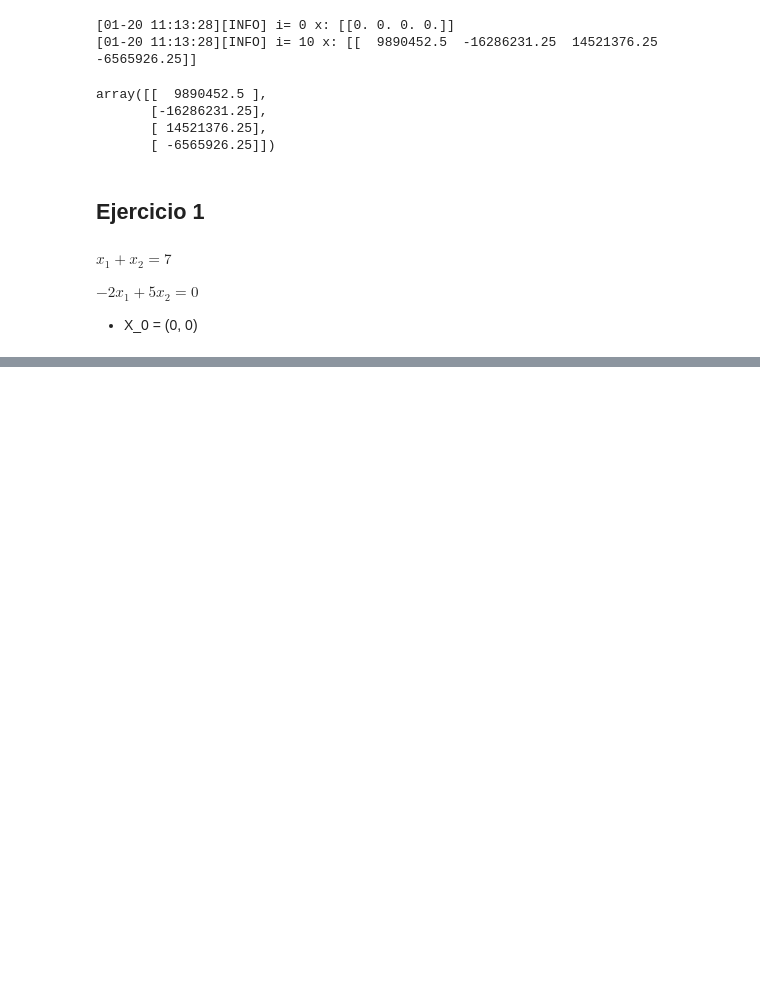
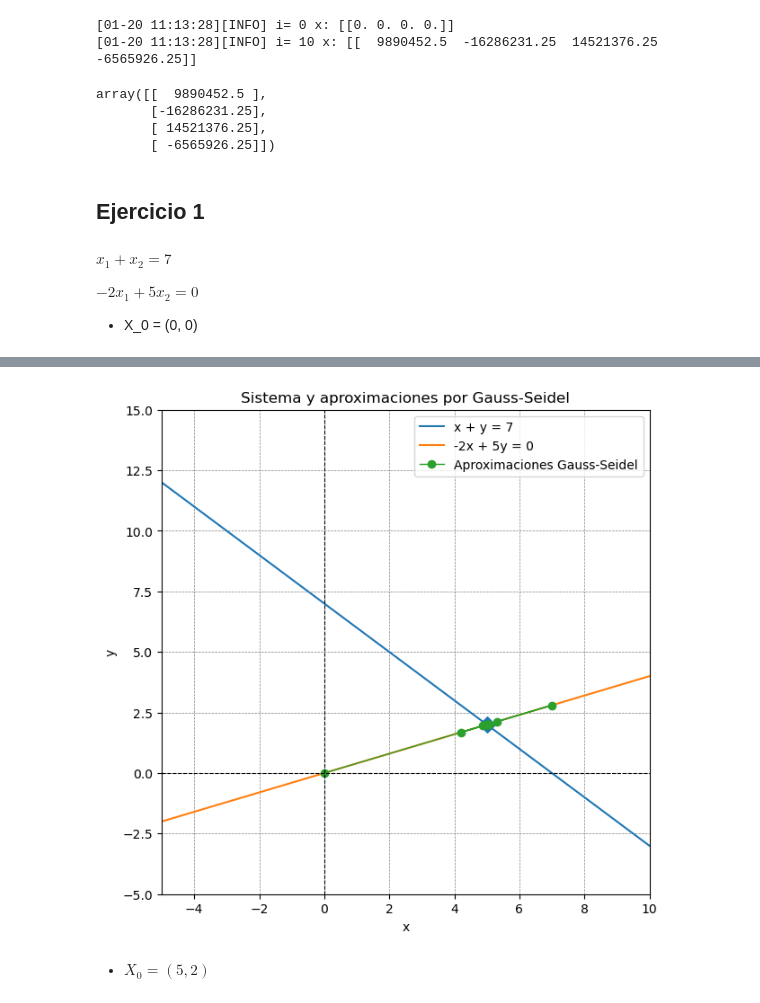
Before and after one commit to Theisi1/Talleres-Tareas_MetNume, a Jupyter notebook: taller-Metodos-iterativos/Gauss-Jacobi y seidel.ipynb, the cells around one changed output, grey strips where cells are left out. Drawn from its saved outputs; the diff is of its cells as text; code cells hidden in the pictures; blank space fills up the shorter version.

```diff
--- a/taller-Metodos-iterativos/Gauss-Jacobi y seidel.ipynb
+++ b/taller-Metodos-iterativos/Gauss-Jacobi y seidel.ipynb
@@ -117,43 +117,40 @@ plt.show()
 # %%
+import numpy as np
 import matplotlib.pyplot as plt
 
 x_s = np.linspace(-10, 10, 400)
 
 def ec_1(x):
     return 7 - x
 
 def ec_2(x):
     return (2/5) * x
 
 
-# Para comparar: solución exacta
-sol_exacta = np.linalg.solve(A, B)
-
-# Convertir aproximaciones a arrays de x,y
-xs = [v[0, 0] for v in aprox]
-ys = [v[1, 0] for v in aprox]
+xs = [v[0, 0] for v in aprox_2]
+ys = [v[1, 0] for v in aprox_2]
 
 plt.figure(figsize=(7, 7))
 
-# Rectas
 plt.plot(x_s, ec_1(x_s), label='x + y = 7')
 plt.plot(x_s, ec_2(x_s), label='-2x + 5y = 0')
 
-# Trayectoria de Jacobi (puntos + línea)
-plt.plot(xs, ys, marker='o', linestyle='-', linewidth=1, label='Aproximaciones Jacobi')
+# Trayectoria de Gauss-Seidel
+plt.plot(xs, ys, marker='o', linestyle='-', linewidth=1, label='Aproximaciones Gauss-Seidel')
 
+plt.scatter(sol_seidel[0, 0], sol_seidel[1, 0], s=80, marker='D')
 
-# Solución exacta y última aproximación
-plt.scatter(sol_exacta[0, 0], sol_exacta[1, 0], s=80, marker='X', label='Solución exacta')
-plt.scatter(sol_Jacobi[0, 0], sol_Jacobi[1, 0], s=80, marker='D', label='Última Jacobi')
-
-plt.xlim(-5, 15)
-plt.ylim(-5, 5)
+plt.xlim(-5, 10)
+plt.ylim(-5, 15)
 plt.axhline(0, color='black', linewidth=0.8, ls='--')
 plt.axvline(0, color='black', linewidth=0.8, ls='--')
 plt.grid(color='gray', linestyle='--', linewidth=0.5)
 plt.legend()
-plt.title("Sistema y aproximaciones por Jacobi")
+plt.title("Sistema y aproximaciones por Gauss-Seidel")
 plt.xlabel("x")
 plt.ylabel("y")
 plt.show()
+# %% [output]
+[figure, added]
+# %% [markdown]
+* $ X_0 = (5, 2) $
```
Also changed, not shown: parts of 33 cells of this notebook.
